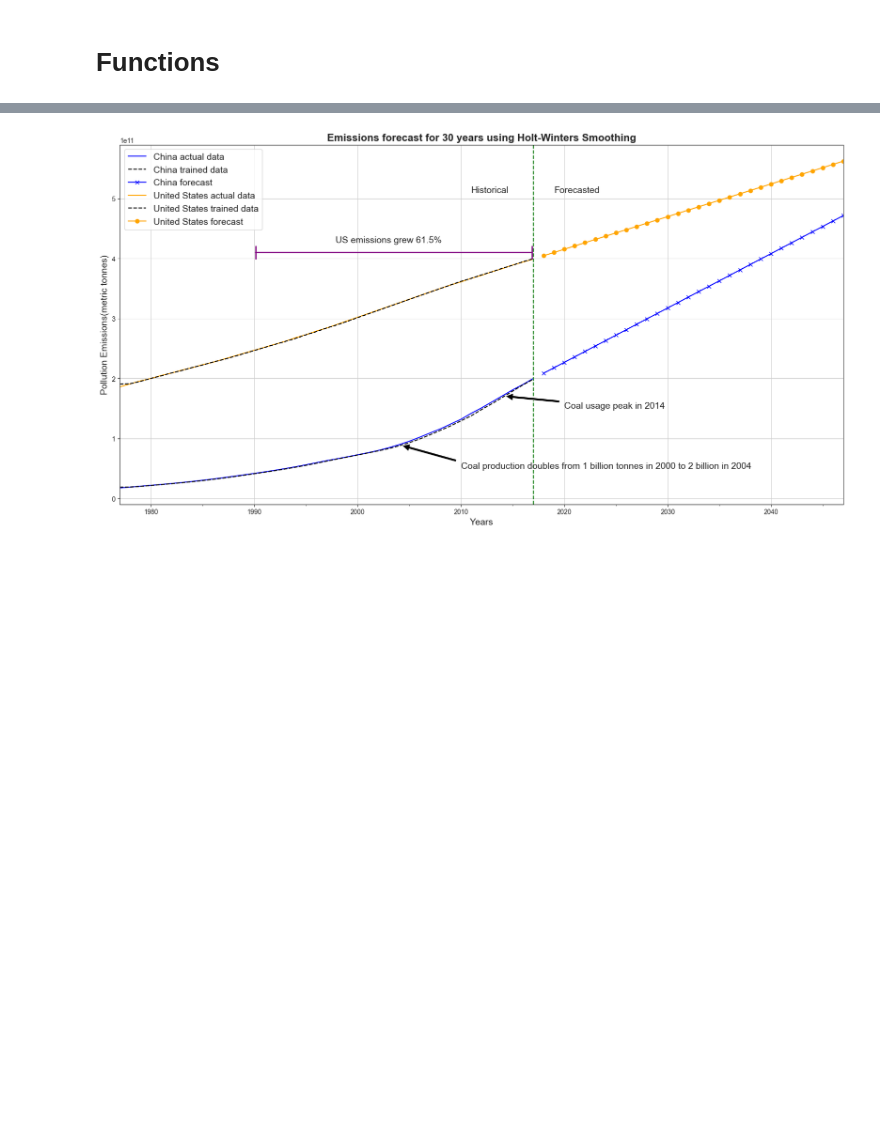
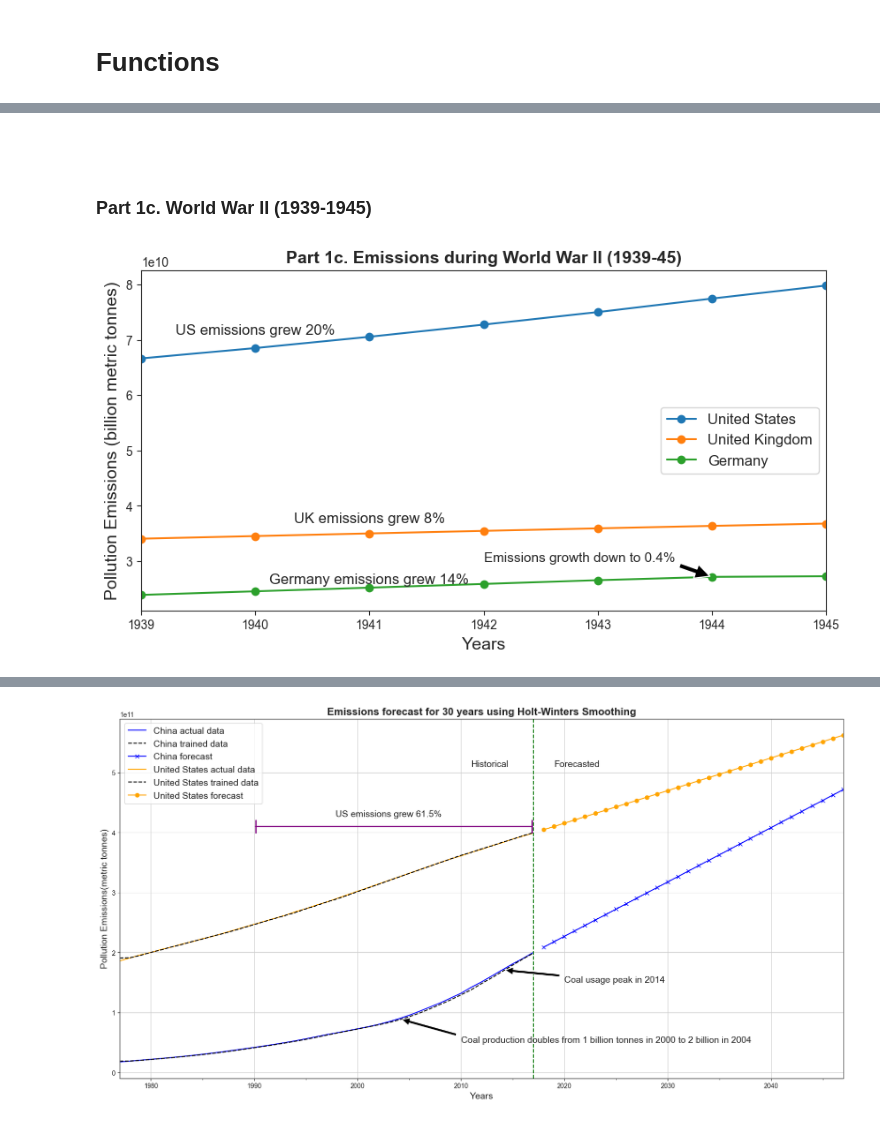
Before and after one commit to wiredmerlin/project01, a Jupyter notebook: Project01.ipynb, the cells around one changed output, grey strips where cells are left out. Drawn from its saved outputs; the diff is of its cells as text; code cells hidden in the pictures; blank space fills up the shorter version.

```diff
--- a/Project01.ipynb
+++ b/Project01.ipynb
@@ -525,0 +249,34 @@ print(calculate_growth_percent('India', '2010', '2017'))
+# %% [markdown]
+<br><br>
+### Part 1c. World War II (1939-1945)
+# %%
+country_list = ['United States','United Kingdom', 'Germany']
+
+%matplotlib inline
+plt.rcParams["figure.figsize"] = (10,5)
+sns.set_style("ticks")
+beginning_year = '1939'
+end_year = '1945'
+ax = plt.gca()
+
+d_country_emission_growth = {} # calculate the emissions growth for each country
+for country in country_list:
+    plot_emissions(country, beginning_year, end_year).plot(ax = ax, marker='o')
+    d_country_emission_growth[country] = int(round(calculate_growth_percent(country, beginning_year, end_year)))
+
+plt.ylabel('Pollution Emissions (billion metric tonnes)', fontsize=14)
+plt.ticklabel_format(axis='y', style='sci', scilimits=(10,10))
+plt.xlabel('Years', fontsize=14)
+plt.title("Part 1c. Emissions during World War II (1939-45)", fontsize=14, fontweight='bold')
+plt.text('1940', 71000000000, "US emissions grew "+str(d_country_emission_growth[country_list[0]])+"%", \
+         fontsize=12, horizontalalignment='center')
+plt.text('1941', 37000000000, "UK emissions grew "+str(d_country_emission_growth[country_list[1]])+"%", \
+         fontsize=12, horizontalalignment='center')
+plt.text('1941', 26000000000, "Germany emissions grew "+str(d_country_emission_growth[country_list[2]])+"%", \
+         fontsize=12, horizontalalignment='center')
+plt.annotate('Emissions growth down to 0.4%', xy=('1944',int(emission_df.loc['Germany', '1944'])), xytext=('1942', 30000000000),xycoords='data', \
+             textcoords='data', arrowprops=dict(facecolor='black', shrink=0.05), fontsize=11)
+ax.legend(loc='center right', facecolor='white',fontsize=12)
+plt.show()
+# %% [output]
+[figure, added]
```
Also changed, not shown: parts of 76 cells of this notebook.
